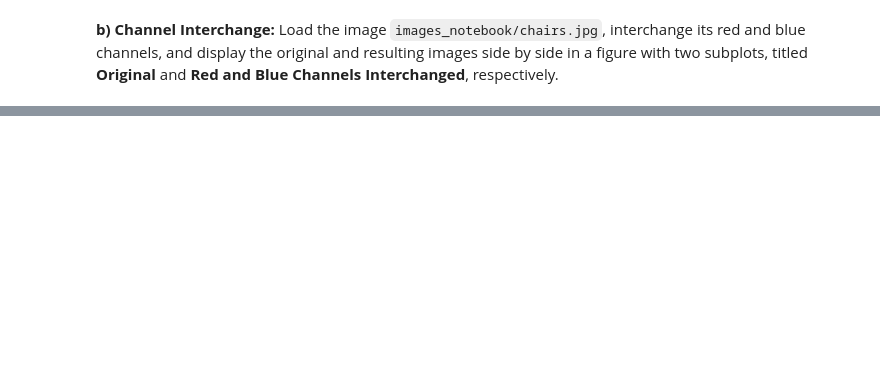
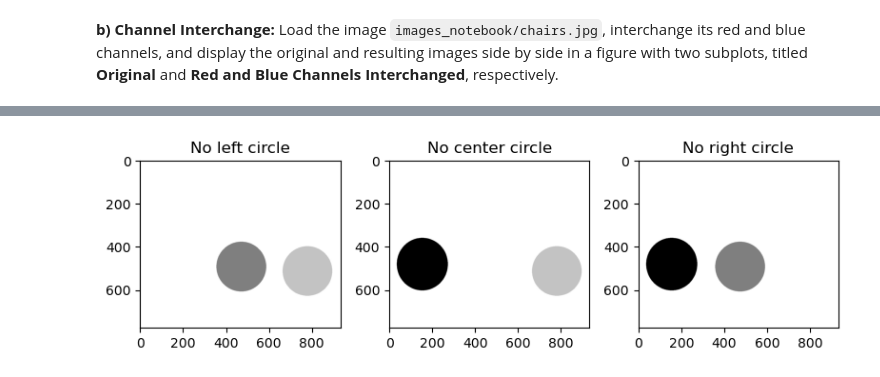
Before and after one commit to TonMartin777/Artificial-Vision, a Jupyter notebook: p1_material/2026_ComputerVision_P1.ipynb, the cells around one changed output, grey strips where cells are left out. Cells and saved outputs as stored; diff of their text form; code cells hidden in the pictures; blank space fills up the shorter version.

```diff
--- a/p1_material/2026_ComputerVision_P1.ipynb
+++ b/p1_material/2026_ComputerVision_P1.ipynb
@@ -563,3 +640,28 @@ he contrast of the image. Also be careful when applying type conversion. Check t
+# %%
+no_left = circles.copy()
+no_center = circles.copy()
+no_right = circles.copy()
+
+no_left[:, :299] = bg_color
+no_center[:, 300:599] = bg_color
+no_right[:, 600:] = bg_color
+
+# Create Figure with 3 Subplots
+fig = plt.figure(figsize=(8, 4))
+fig.add_subplot(1, 3, 1)
+plt.imshow(no_left)
+plt.title("No left circle")
+fig.add_subplot(1, 3, 2)
+plt.imshow(no_center)
+plt.title("No center circle")
+fig.add_subplot(1, 3, 3)
+plt.imshow(no_right)
+plt.title("No right circle")
+
+plt.tight_layout()
+plt.show()
+# %% [output]
+[figure, added]
 # %% [markdown]
 **c) Load the RGBA image `images_notebook/coat.png` and change the color of the coat by interchanging its red and blue channels, as illustrated below.**
 
```
Also changed, not shown: parts of 11 cells of this notebook, 4 other files.
